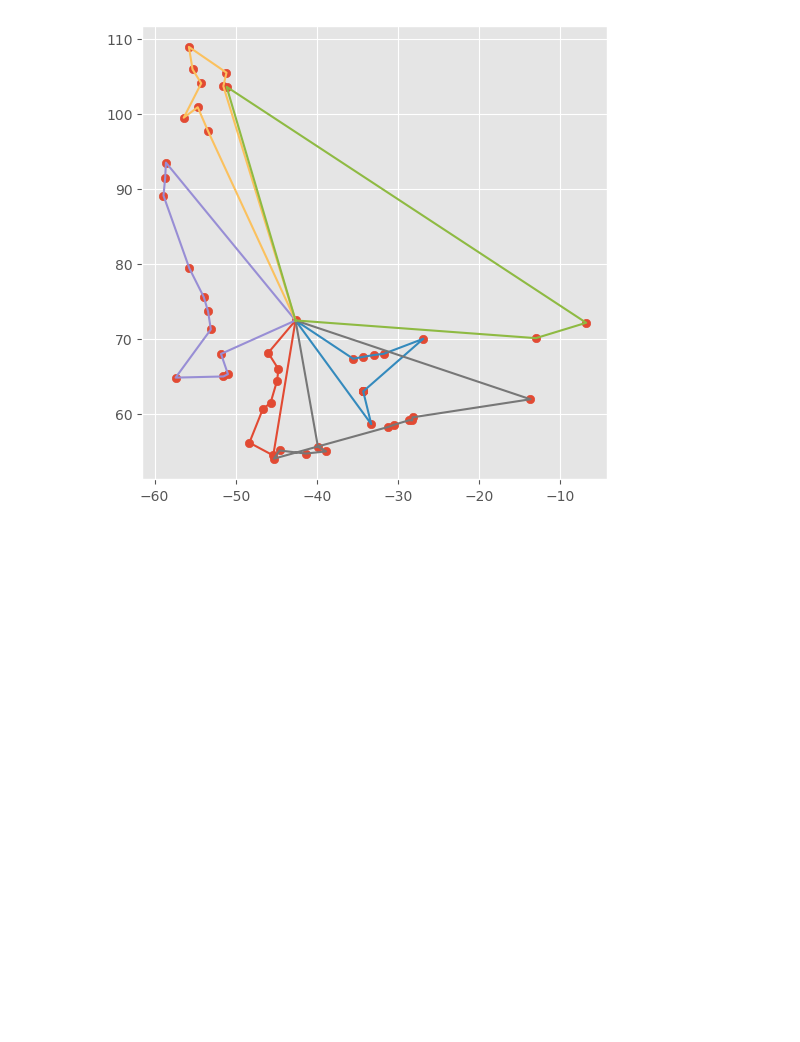
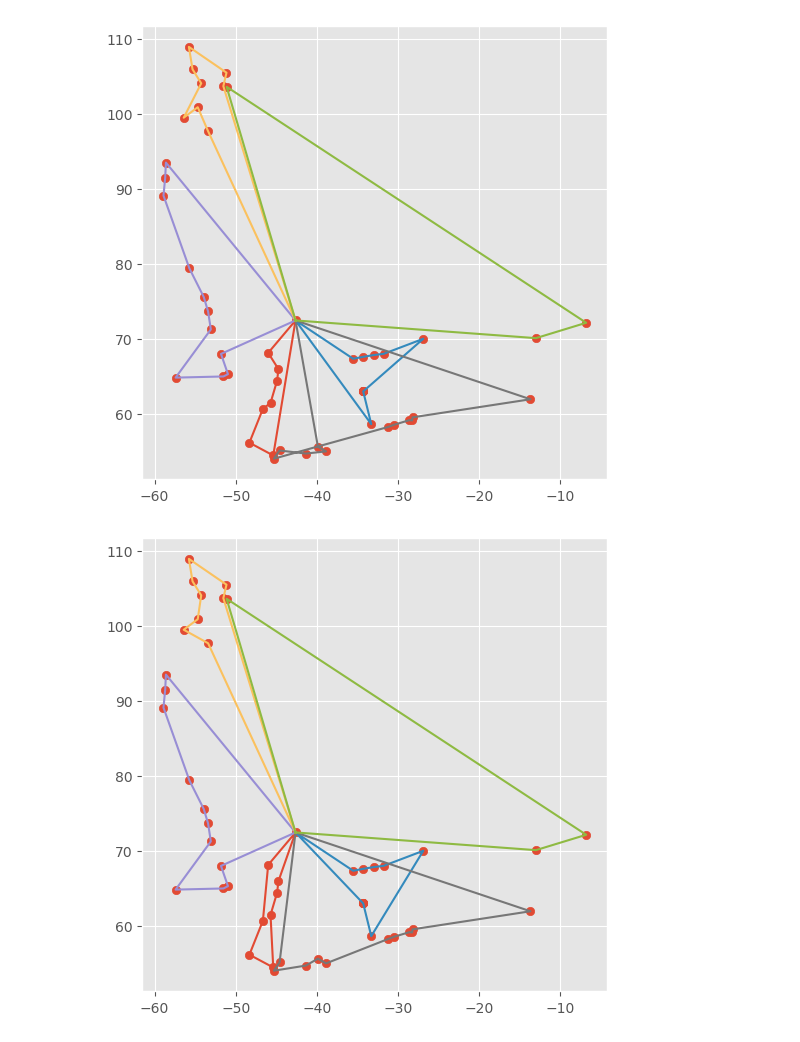
Before and after one commit to EvgenyOleshkevich/transopt_routing, a Jupyter notebook: NIER/NIR_balanced_weight2.ipynb, the cells around one changed output. Saved outputs shown, nothing was run; the diff lists cells and outputs as text; code cells hidden in the pictures; blank space fills up the shorter version.

```diff
--- a/NIER/NIR_balanced_weight2.ipynb
+++ b/NIER/NIR_balanced_weight2.ipynb
@@ -539,2 +565,23 @@ for rout in routs1:
 # %% [output]
 [figure]
+# %%
+#greedy_test + 23opt
+
+routs_index = [[0, 49, 35, 36, 15, 38, 37, 50, 0, 0],
+[0, 0, 27, 28, 29, 30, 31, 18, 42, 41, 40, 39, 0],
+[0, 10, 9, 8, 48, 4, 5, 6, 7, 32, 33, 34, 0, 0],
+[0, 2, 25, 20, 19, 17, 16, 24, 23, 22, 26, 21, 0, 0],
+[0, 0, 43, 3, 14, 44, 46, 45, 13, 11, 0],
+[0, 1, 47, 12, 0, 0]]
+rout_X = []
+rout_Y = []
+
+fig = plt.figure(figsize=(6,6), dpi=100)
+
+routs1 = get_routs(routs_index)
+scatter(X,Y)
+for rout in routs1:
+    plt.plot(rout[0], rout[1])
+# lenght: 1150.6
+# %% [output]
+[figure, added]
```
Also changed, not shown: parts of 5 cells of this notebook, 3 other files.
